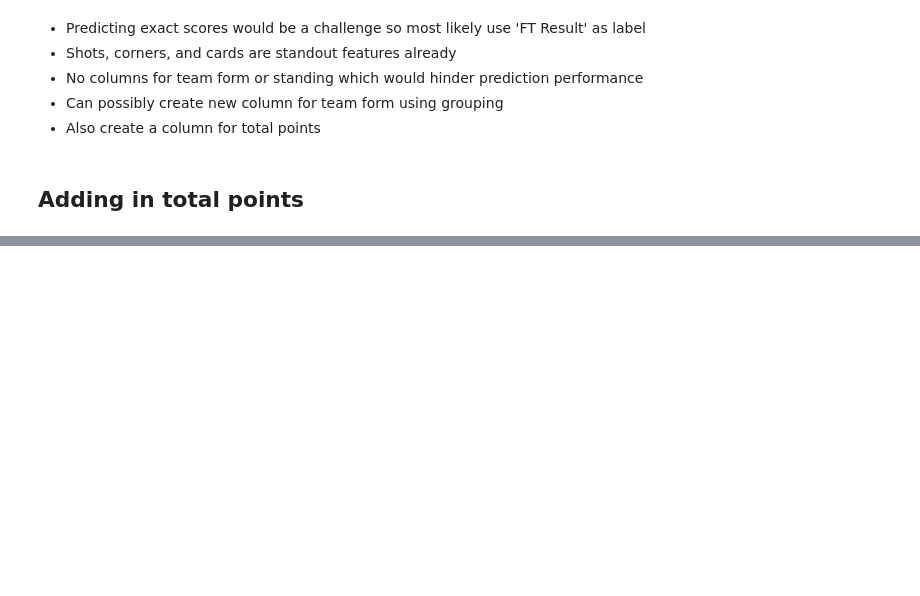
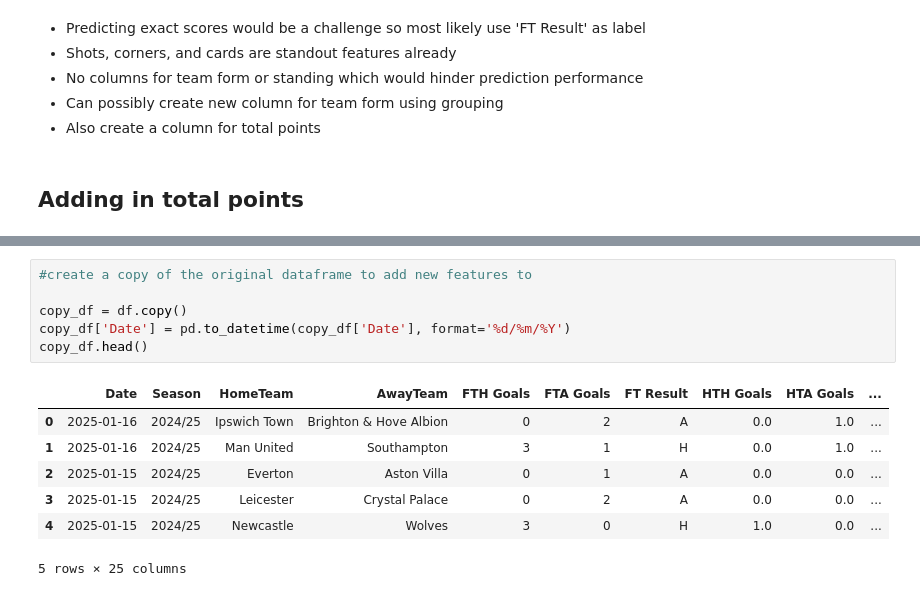
Before and after one commit to adyan0820/epl-game-predictor, a Jupyter notebook: notebooks/data-exploration.ipynb, the cells around one changed output, grey strips where cells are left out. Drawn from its saved outputs; the diff is of its cells as text; blank space fills up the shorter version.

```diff
--- a/notebooks/data-exploration.ipynb
+++ b/notebooks/data-exploration.ipynb
@@ -128,0 +152,14 @@ away_and_home_df.head(50)
+# %%
+#create a copy of the original dataframe to add new features to
+
+copy_df = df.copy()
+copy_df['Date'] = pd.to_datetime(copy_df['Date'], format='%d/%m/%Y')
+copy_df.head()
+# %% [output]
+|  | Date | Season | HomeTeam | AwayTeam | FTH Goals | FTA Goals | FT Result | HTH Goals | HTA Goals | ... |
+| 0 | 2025-01-16 | 2024/25 | Ipswich Town | Brighton & Hove Albion | 0 | 2 | A | 0.0 | 1.0 | ... |
+| 1 | 2025-01-16 | 2024/25 | Man United | Southampton | 3 | 1 | H | 0.0 | 1.0 | ... |
+| 2 | 2025-01-15 | 2024/25 | Everton | Aston Villa | 0 | 1 | A | 0.0 | 0.0 | ... |
+| 3 | 2025-01-15 | 2024/25 | Leicester | Crystal Palace | 0 | 2 | A | 0.0 | 0.0 | ... |
+| 4 | 2025-01-15 | 2024/25 | Newcastle | Wolves | 3 | 0 | H | 1.0 | 0.0 | ... |
+5 rows × 25 columns
```
Also changed, not shown: parts of 10 cells of this notebook.
